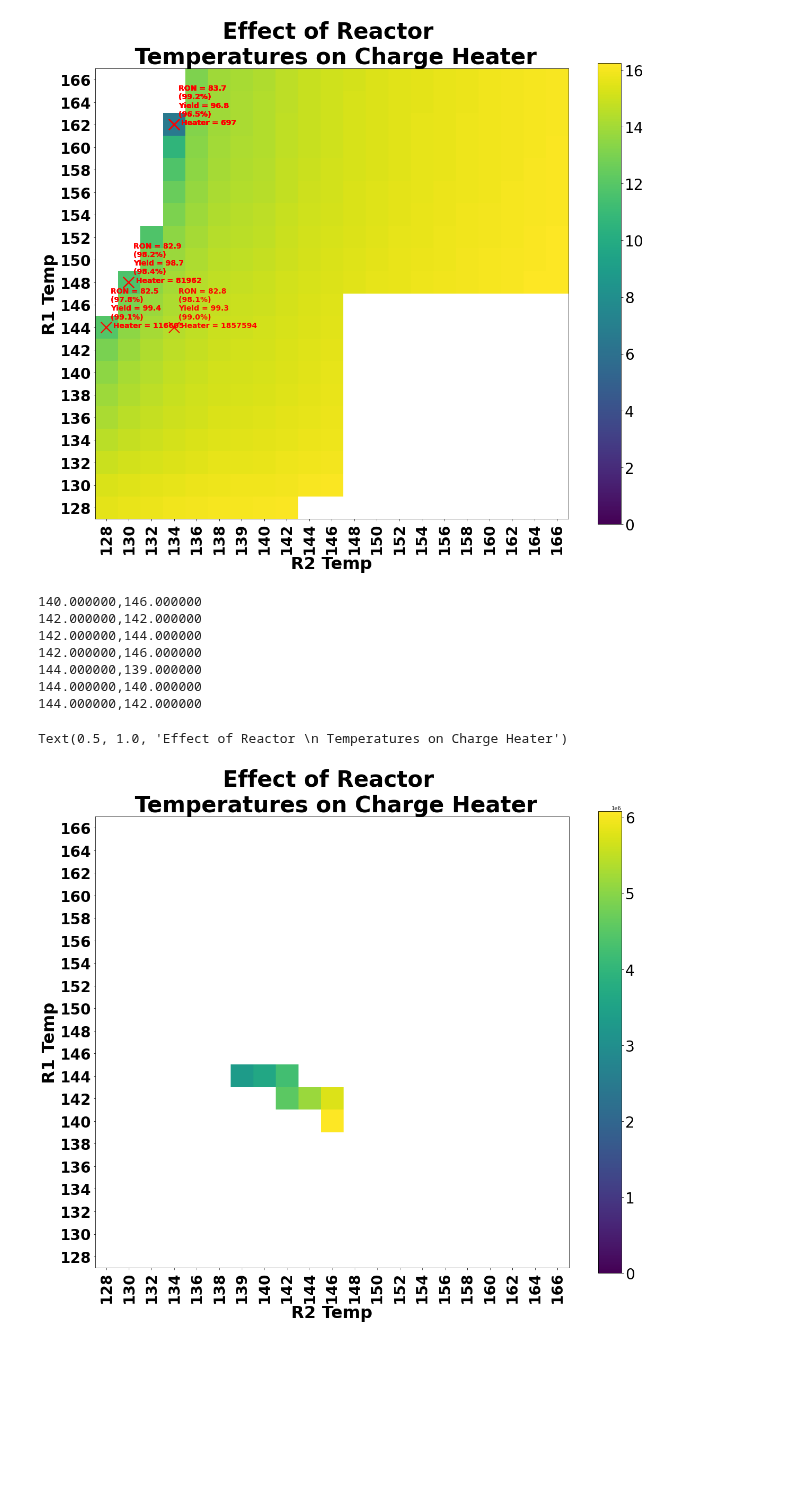
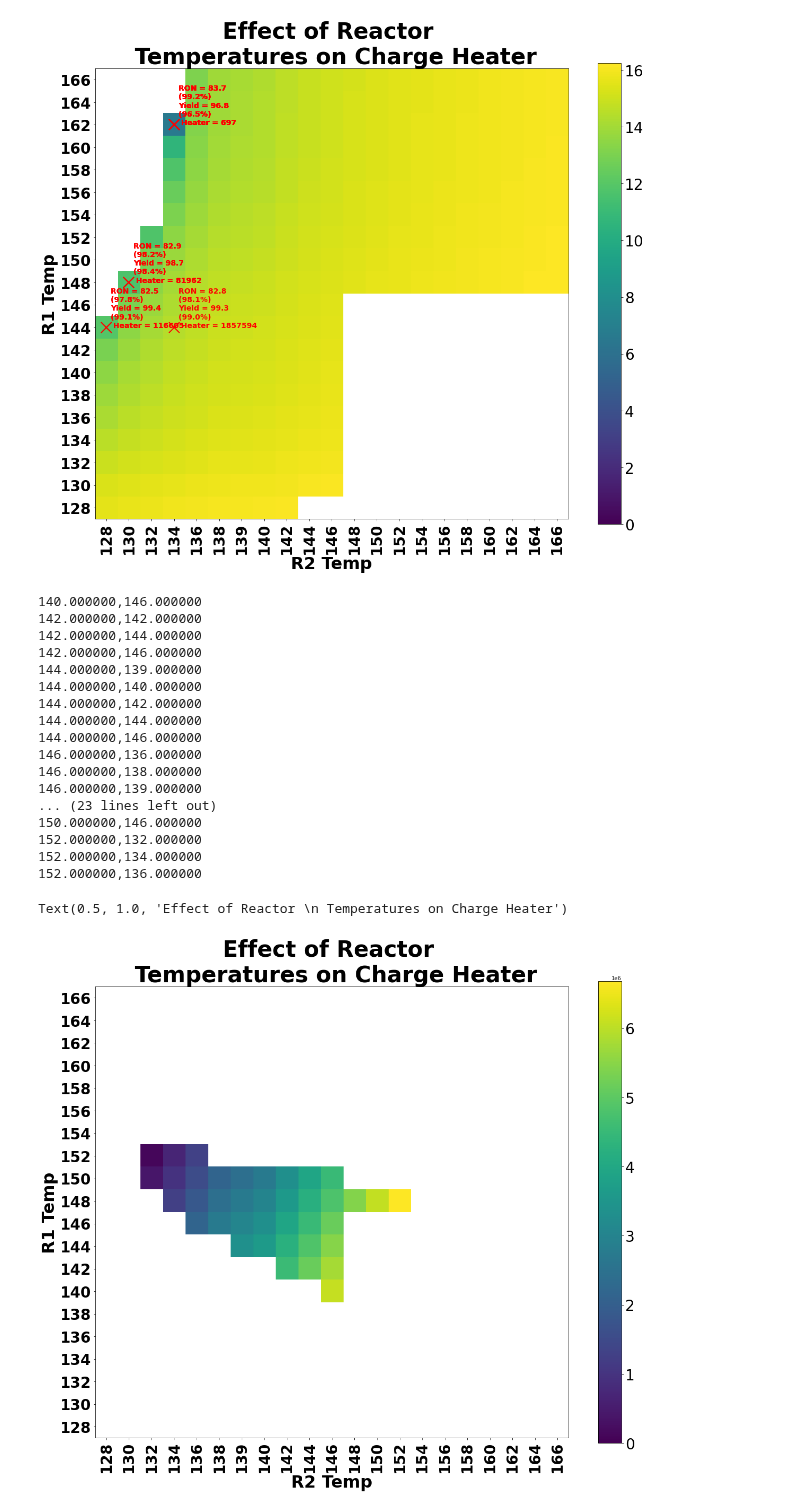
Before and after one commit to KISRDevelopment/iso-exploration, a Jupyter notebook: global_optima.ipynb, the cells around one changed output. Cells and saved outputs as stored; diff of their text form; code cells hidden in the pictures; blank space fills up the shorter version.

```diff
--- a/global_optima.ipynb
+++ b/global_optima.ipynb
@@ -303,7 +303,7 @@ dependent_var = 'r1_charge_heater'
 
 yield_var = 'process_yield'
 ron_var = 'process_ron'
-min_yield = 99
+min_yield = 98
 min_ron = 83
 
 M = np.zeros((len(r1s), len(r2s)))
@@ -315,31 +315,41 @@ for i, r1t in enumerate(r1s):
         rons = sdf[ron_var]
 
         if np.any((yields >= min_yield) & (rons >= min_ron)):
             print("%f,%f" % (r1t,r2t))
             M[i, j] = mean_dep
         else:
             M[i, j] = np.nan
 
 n,m = M.shape
 f, ax = plt.subplots(1, 1, figsize=(20, 20))
 im = ax.imshow(M, origin='lower', vmin=0)
 
 ax.set_xticks(np.arange(m))
 ax.set_xticklabels(['%d' % d for d in r2s], rotation=90, fontsize=28, fontweight='bold')
 ax.set_yticks(np.arange(n))
 ax.set_yticklabels(['%d' % d for d in r1s], fontsize=28, fontweight='bold')
 ax.set_xlabel('R2 Temp', fontsize=32, fontweight='bold')
 ax.set_ylabel('R1 Temp', fontsize=32, fontweight='bold')
 cbar = f.colorbar(im, ax=ax, shrink=0.8)
 cbar.ax.tick_params(labelsize=28)
 ax.set_title('Effect of Reactor \n Temperatures on Charge Heater', fontsize=42, fontweight='bold')
 # %% [output]
 140.000000,146.000000
 142.000000,142.000000
 142.000000,144.000000
 142.000000,146.000000
 144.000000,139.000000
 144.000000,140.000000
 144.000000,142.000000
+144.000000,144.000000
+144.000000,146.000000
+146.000000,136.000000
+146.000000,138.000000
+146.000000,139.000000
+... (23 lines left out)
+150.000000,146.000000
+152.000000,132.000000
+152.000000,134.000000
+152.000000,136.000000
 Text(0.5, 1.0, 'Effect of Reactor \n Temperatures on Charge Heater')
-[figure, old version]
+[figure, new version]
```
Also changed, not shown: 1 other file.
